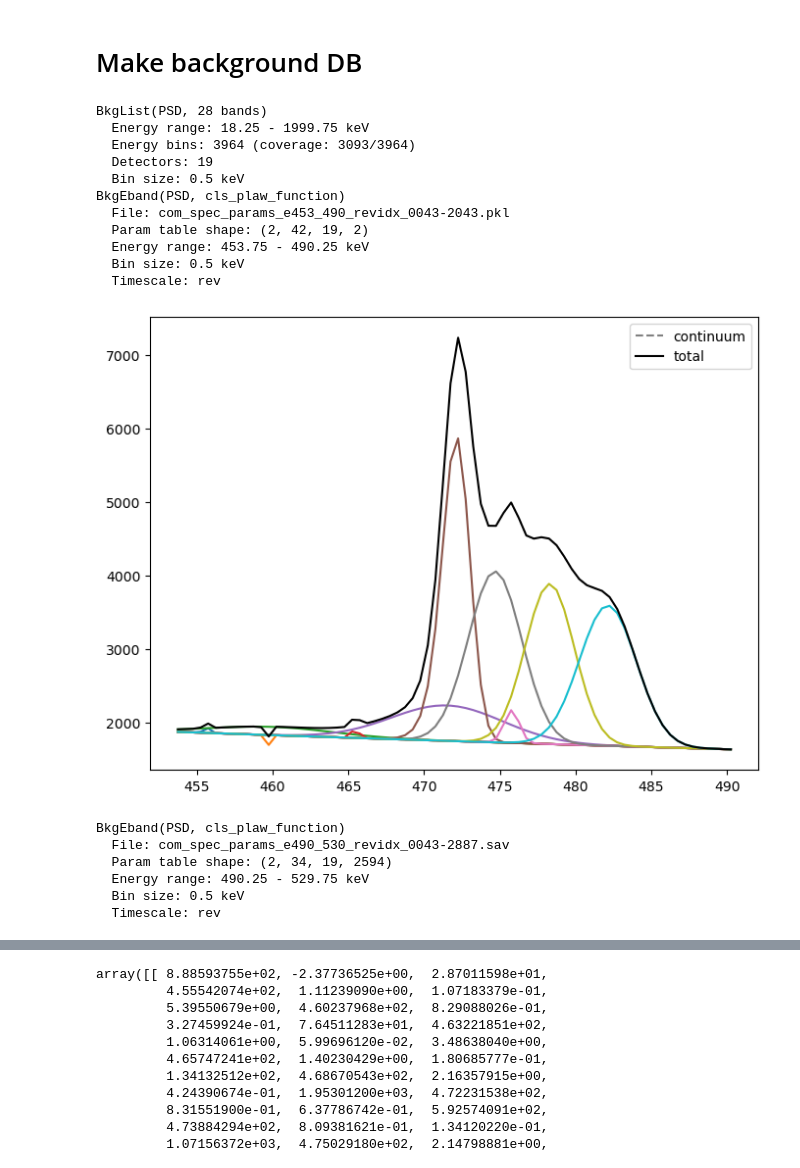
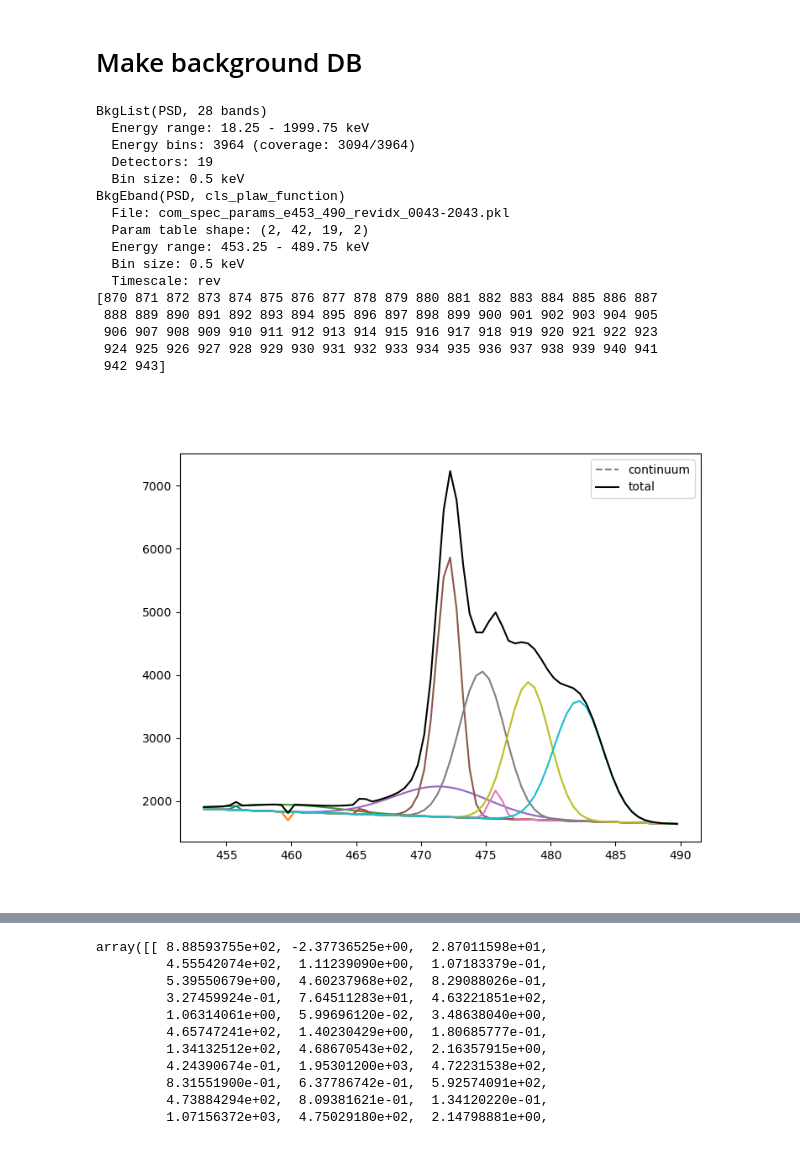
Before and after one commit to tristanbouchet/spibackground, a Jupyter notebook: test_background.ipynb, the cells around one changed output, grey strips where cells are left out. Drawn from its saved outputs; the diff is of its cells as text; code cells hidden in the pictures.

```diff
--- a/test_background.ipynb
+++ b/test_background.ipynb
@@ -5,33 +5,34 @@ import matplotlib.pyplot as plt
 # Make background DB
 # %%
 # spec_param_dir = '/data1/ipp_afs_mirror/integral/data/databases/spi_line_db/data/save/0043-2877'
+%matplotlib widget
 evt_type='PSD'
 spec_param_dir= f'/Users/tbastro/SPI_analysis/BACKGROUND/BG_SAV/{evt_type}/'
 bkg_full = BkgList(spec_param_dir, evt_type=evt_type)
 print(bkg_full)
 
 # for ndet in range(3):
 ndet=0
-for bkg in bkg_full.bkg_range_list[0:2]:
+for bkg in bkg_full.bkg_range_list[0:1]:
     print(bkg)
+    print(bkg.chan_range)
     ax=bkg.calc_spec_pid_det_eband(pid=43, det=ndet, E=None, plot=True)
     plt.show()
 # %% [output]
 BkgList(PSD, 28 bands)
   Energy range: 18.25 - 1999.75 keV
-  Energy bins: 3964 (coverage: 3093/3964)
+  Energy bins: 3964 (coverage: 3094/3964)
   Detectors: 19
   Bin size: 0.5 keV
 BkgEband(PSD, cls_plaw_function)
   File: com_spec_params_e453_490_revidx_0043-2043.pkl
   Param table shape: (2, 42, 19, 2)
-  Energy range: 453.75 - 490.25 keV
+  Energy range: 453.25 - 489.75 keV
   Bin size: 0.5 keV
   Timescale: rev
+[870 871 872 873 874 875 876 877 878 879 880 881 882 883 884 885 886 887
+ 888 889 890 891 892 893 894 895 896 897 898 899 900 901 902 903 904 905
+ 906 907 908 909 910 911 912 913 914 915 916 917 918 919 920 921 922 923
+ 924 925 926 927 928 929 930 931 932 933 934 935 936 937 938 939 940 941
+ 942 943]
-[figure, old version]
+[figure, new version]
-BkgEband(PSD, cls_plaw_function)
-  File: com_spec_params_e490_530_revidx_0043-2887.sav
-  Param table shape: (2, 34, 19, 2594)
-  Energy range: 490.25 - 529.75 keV
-  Bin size: 0.5 keV
-  Timescale: rev
```
Also changed, not shown: parts of 2 cells of this notebook, 3 other files.
